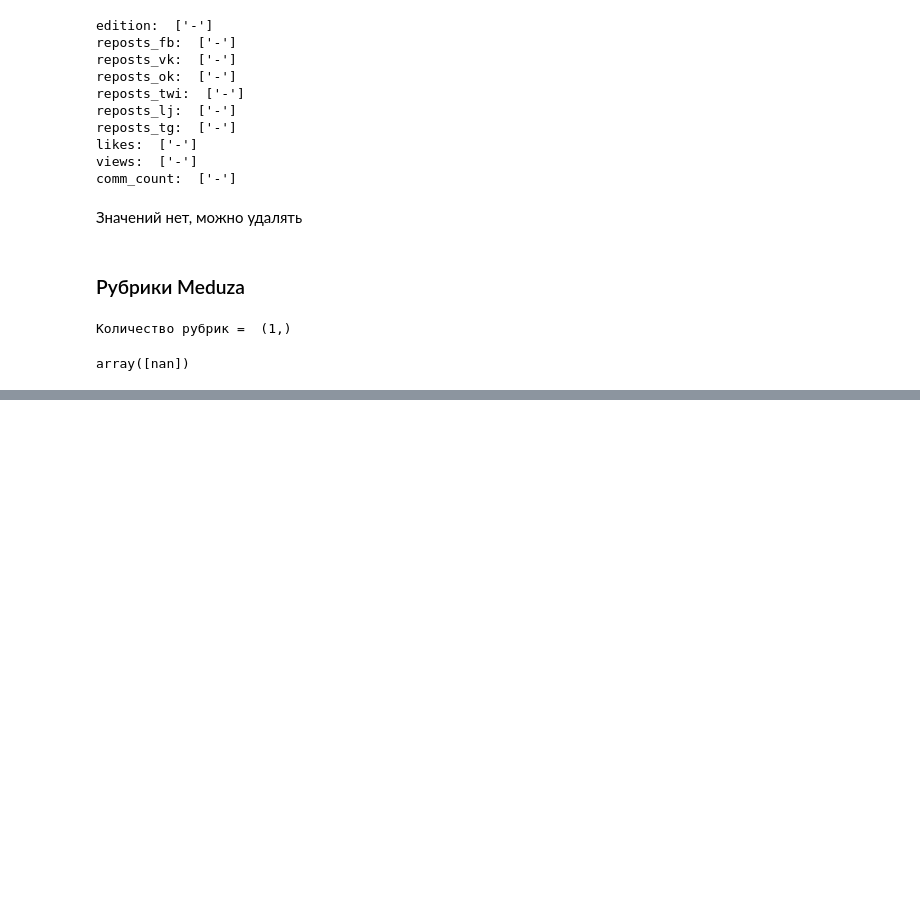
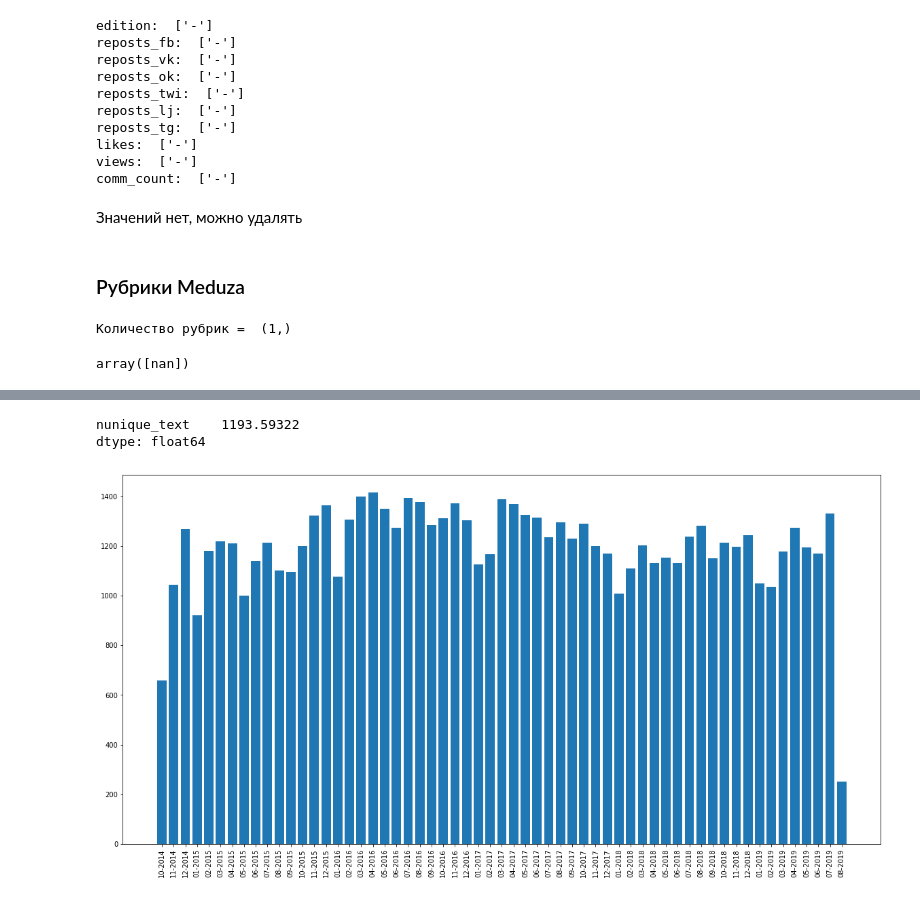
Before and after one commit to vetedde/proj_news_viz, a Jupyter notebook: analysis/news_source_analysis_meduza.ipynb, the cells around one changed output, grey strips where cells are left out. Saved outputs shown, nothing was run; the diff lists cells and outputs as text; code cells hidden in the pictures; blank space fills up the shorter version.

```diff
--- a/analysis/news_source_analysis_meduza.ipynb
+++ b/analysis/news_source_analysis_meduza.ipynb
@@ -233,0 +163,10 @@ Series([], Name: topics, dtype: int64)
+# %%
+data_meduza['month'] = data_meduza.date.apply(lambda x: x.month)
+data_meduza['year'] = data_meduza.date.apply(lambda x: x.year)
+df = data_meduza.groupby(['year', 'month']).text.nunique().reset_index()
+df['month_year'] = df[['month', 'year']].apply(lambda x: '-'.join(['0'+str(x.month) if x.month<10 else str(x.month),
+                                                                  str(x.year)]),
+                                               axis =1)
+df.columns = ['year', 'month', 'nunique_text', 'month_year']
+df = df[df.nunique_text>10]
+df[['month_year', 'nunique_text']].sort_values('nunique_text', ascending = False).head(10)
@@ -233,0 +185,13 @@ Series([], Name: topics, dtype: int64)
+# %%
+df[['month_year', 'nunique_text']].mean()
+# %% [output]
+nunique_text    1193.59322
+dtype: float64
+# %%
+fig, ax = plt.subplots(figsize=(20, 10))
+plt.bar(x = df.month_year,
+        height = df.nunique_text.values)
+plt.xticks(rotation='vertical')
+plt.show()
+# %% [output]
+[figure, added]
```
Also changed, not shown: parts of 25 cells of this notebook.
